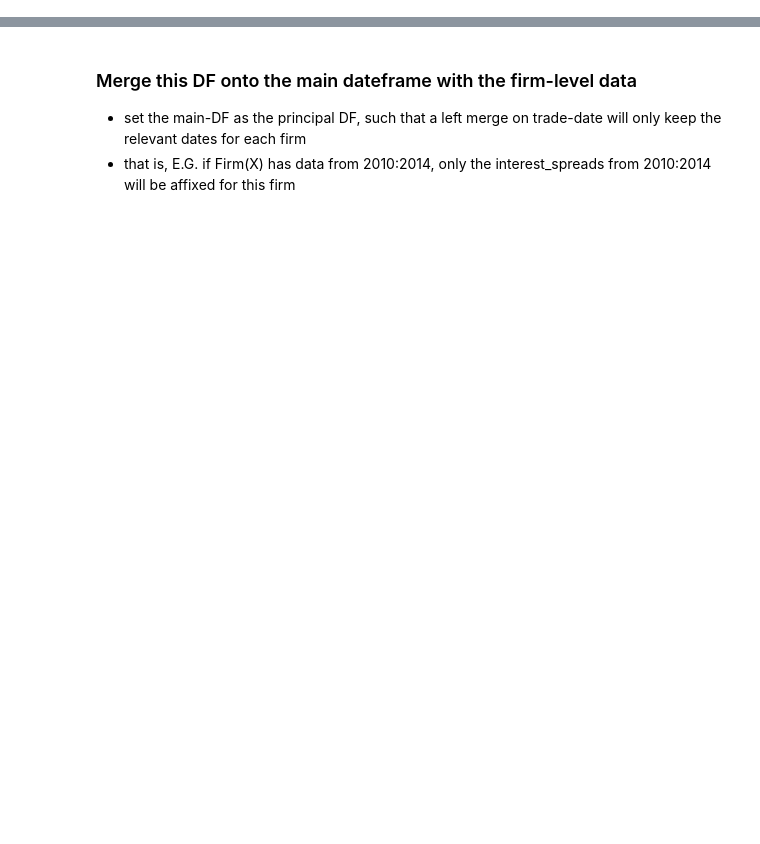
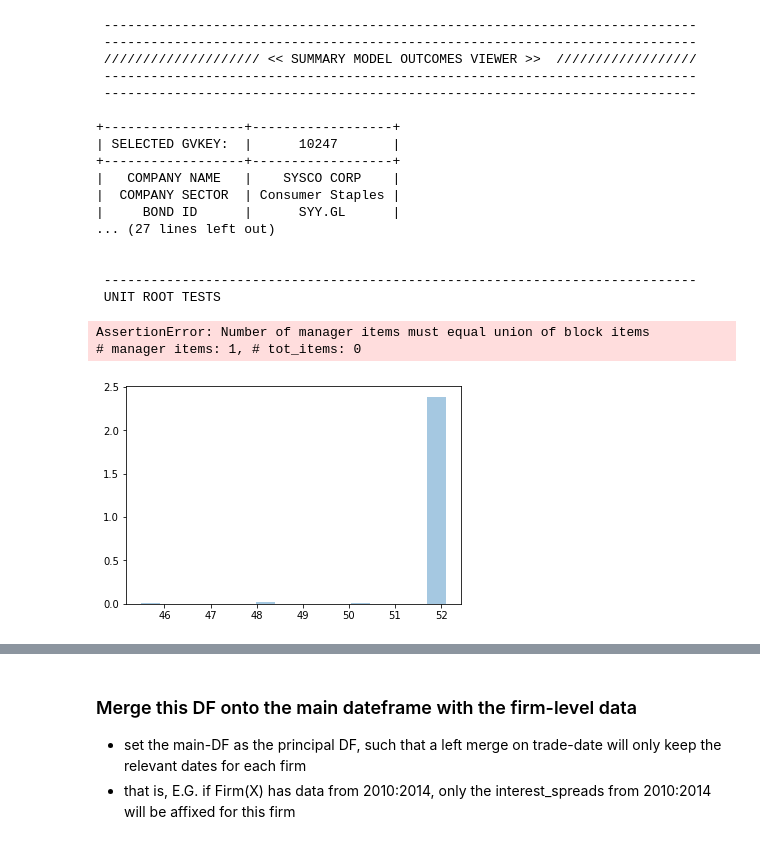
Before and after one commit to Jspano95/Jspano_MScQFin_Thesis, a Jupyter notebook: Jspano_MSc_QuantFin_Public_Github_V1.00.ipynb, the cells around one changed output, grey strips where cells are left out. Saved outputs shown, nothing was run; the diff lists cells and outputs as text; code cells hidden in the pictures; blank space fills up the shorter version.

```diff
--- a/Jspano_MSc_QuantFin_Public_Github_V1.00.ipynb
+++ b/Jspano_MSc_QuantFin_Public_Github_V1.00.ipynb
@@ -383,0 +167,26 @@ print(interest_spreads_df.dtypes)
+# %%
+
+single_series_model_outcomes_and_summary_statistics(gvkey_selection=10247, dataframe=sorted_alldata_df_final_adf_results,
+                                data_series='market_cds_spread', graphs='yes', vr_ratio_increment=0.025,
+                                unit_root_tests='yes', vr_ratio='yes', za_test='yes', vecm_model='yes')
+# %% [output]
+ ----------------------------------------------------------------------------
+ ----------------------------------------------------------------------------
+ //////////////////// << SUMMARY MODEL OUTCOMES VIEWER >>  //////////////////
+ ----------------------------------------------------------------------------
+ ----------------------------------------------------------------------------
+
++------------------+------------------+
+| SELECTED GVKEY:  |      10247       |
++------------------+------------------+
+|   COMPANY NAME   |    SYSCO CORP    |
+|  COMPANY SECTOR  | Consumer Staples |
+|     BOND ID      |      SYY.GL      |
+... (27 lines left out)
+
+
+ ----------------------------------------------------------------------------
+ UNIT ROOT TESTS
+AssertionError: Number of manager items must equal union of block items
+# manager items: 1, # tot_items: 0
+[figure, added]
```
Also changed, not shown: parts of 513 cells of this notebook.
